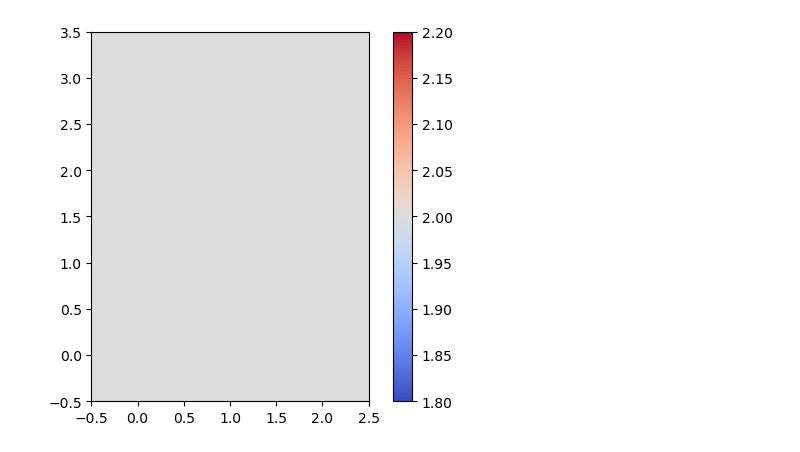
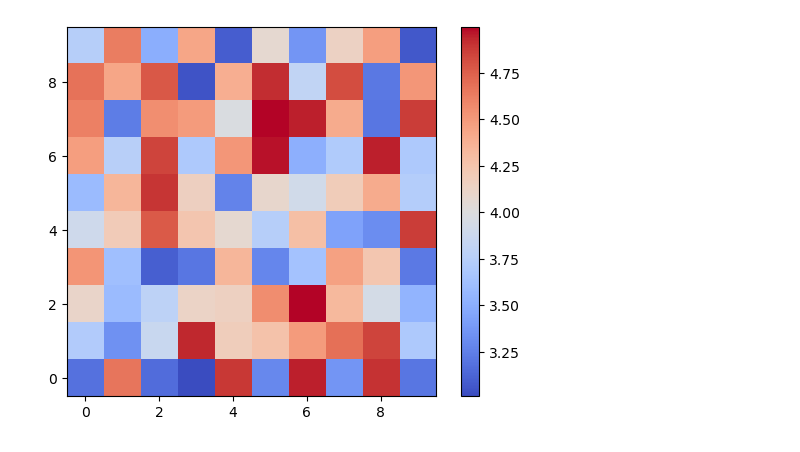
Before and after one commit to j-curtis/QMC_XY_rotor, a Jupyter notebook: testing.ipynb, the cells around one changed output. Drawn from its saved outputs; the diff is of its cells as text; code cells hidden in the pictures.

```diff
--- a/testing.ipynb
+++ b/testing.ipynb
@@ -7,14 +7,14 @@ from matplotlib import pyplot as plt
 from matplotlib import cm
 from matplotlib import colors as mclr
 # %%
-Lx = 4
-Ly = 3
+Lx = 10
+Ly = 10
 Ej = 1.
-Ec = sit.rng.uniform(low=2.*Ej,high=2.*Ej,size=(Lx,Ly))
+Ec = sit.rng.uniform(low=3.*Ej,high=5.*Ej,size=(Lx,Ly))
 
 plt.imshow(Ec,origin='lower',cmap='coolwarm')
 plt.colorbar()
 plt.show()
 # %% [output]
-[figure, old version]
+[figure, new version]
 # %%
```
Also changed, not shown: parts of 6 cells of this notebook, 1 other file.
